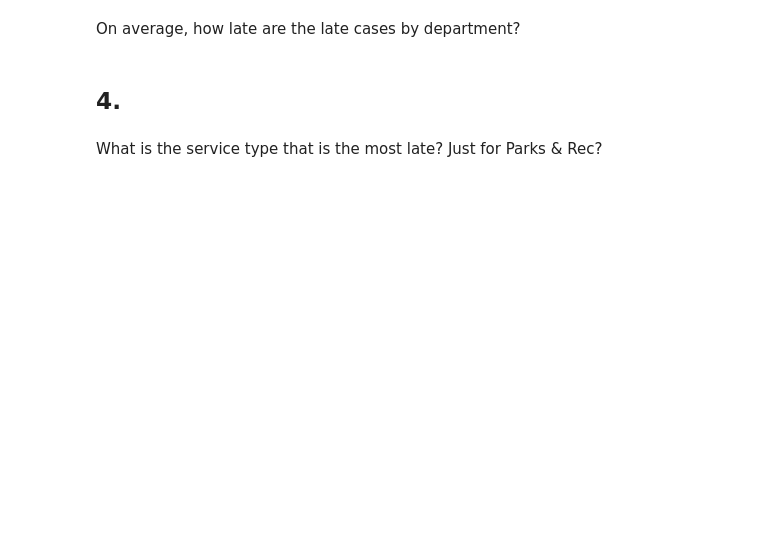
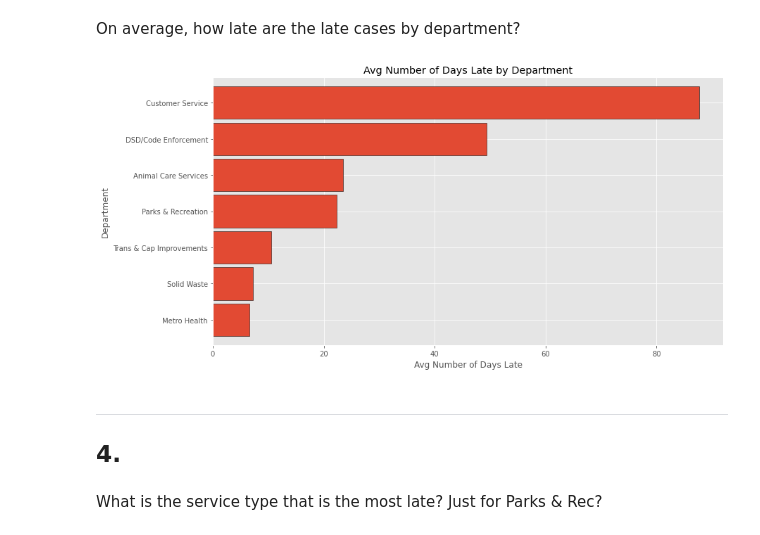
Before and after one commit to adam-talbot/spark-exercises, a Jupyter notebook: explore.ipynb, the cells around one changed output. Drawn from its saved outputs; the diff is of its cells as text; code cells hidden in the pictures; blank space fills up the shorter version.

```diff
--- a/explore.ipynb
+++ b/explore.ipynb
@@ -28,7 +95,21 @@ Does the percentage of cases that are late vary by department?
 ## 3.
 # %% [markdown]
 On average, how late are the late cases by department?
+# %%
+(
+    df.filter('case_late') # filter to get only late cases
+    .groupBy('department')
+    .agg(avg('num_days_late').alias('avg_days_late'))
+    .toPandas()
+    .set_index('department')
+    .avg_days_late.sort_values()
+    .plot.barh(ec='black', width=0.9)
+)
+plt.gca().set(ylabel='Department', xlabel='Avg Number of Days Late', title='Avg Number of Days Late by Department');
+# %% [output]
+[figure, added]
 # %% [markdown]
+---
 ## 4.
 # %% [markdown]
 What is the service type that is the most late? Just for Parks & Rec?
```
Also changed, not shown: parts of 21 cells of this notebook.
